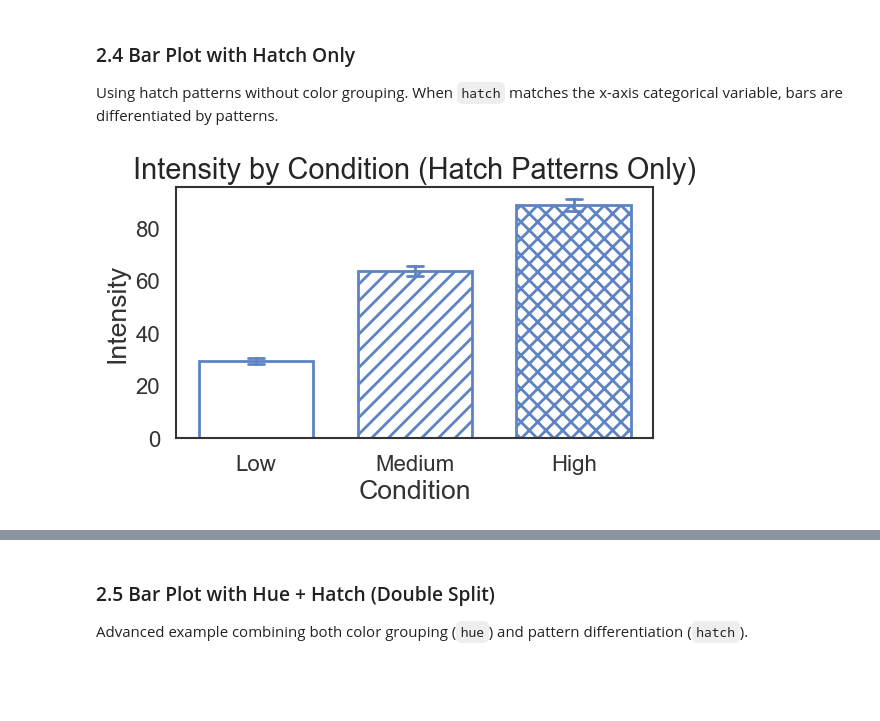
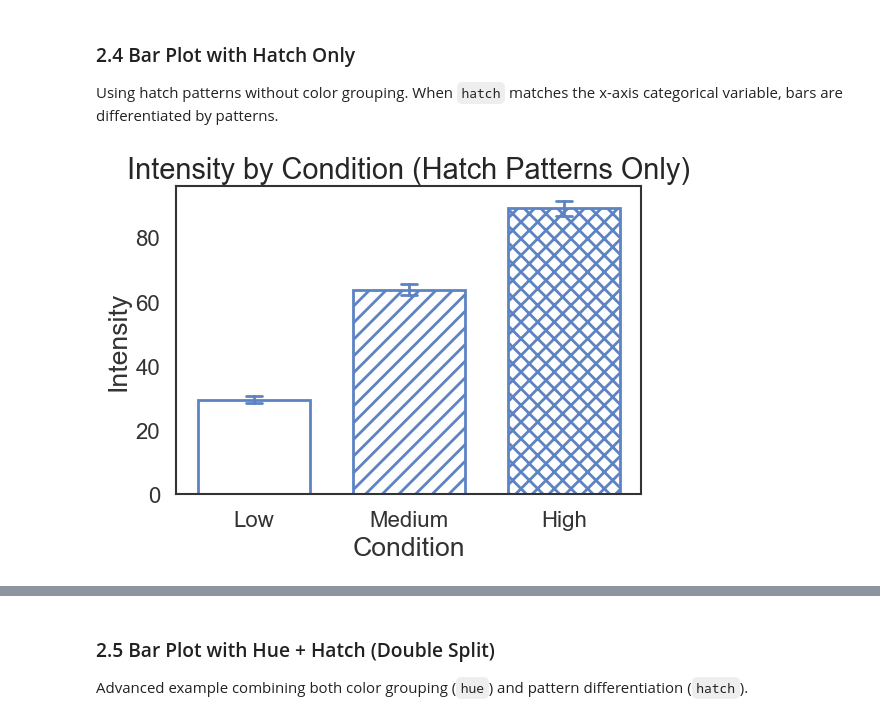
Before and after one commit to jorgebotas/prettyplot, a Jupyter notebook: examples.ipynb, the cells around one changed output, grey strips where cells are left out. Drawn from its saved outputs; the diff is of its cells as text; code cells hidden in the pictures; blank space fills up the shorter version.

```diff
--- a/examples.ipynb
+++ b/examples.ipynb
@@ -171,32 +162,29 @@ Using hatch patterns without color grouping. When `hatch` matches the x-axis cat
 # %%
 # Create data for hatch-only plot
 np.random.seed(456)
 hatch_only_data = pd.DataFrame({
     'condition': np.repeat(['Low', 'Medium', 'High'], 15),
     'intensity': np.concatenate([
         np.random.normal(30, 5, 15),
         np.random.normal(60, 8, 15),
         np.random.normal(90, 10, 15),
     ])
 })
 
 # Create bar plot with hatch patterns (no hue)
 fig, ax = pp.barplot(
     data=hatch_only_data,
     x='condition',
     y='intensity',
     hatch='condition',  # hatch matches x-axis
     title='Intensity by Condition (Hatch Patterns Only)',
     xlabel='Condition',
     ylabel='Intensity',
     errorbar='se',
     capsize=0.1,
     color='#5D83C3',  # Single color for all bars
     hatch_mapping={'Low': '', 'Medium': '//', 'High': 'xx'},
     alpha=0.0,
 )
-
-plt.tight_layout()
-plt.show()
 # %% [output]
-[figure, old version]
+[figure, new version]
```
Also changed, not shown: parts of 21 cells of this notebook, 5 other files.
